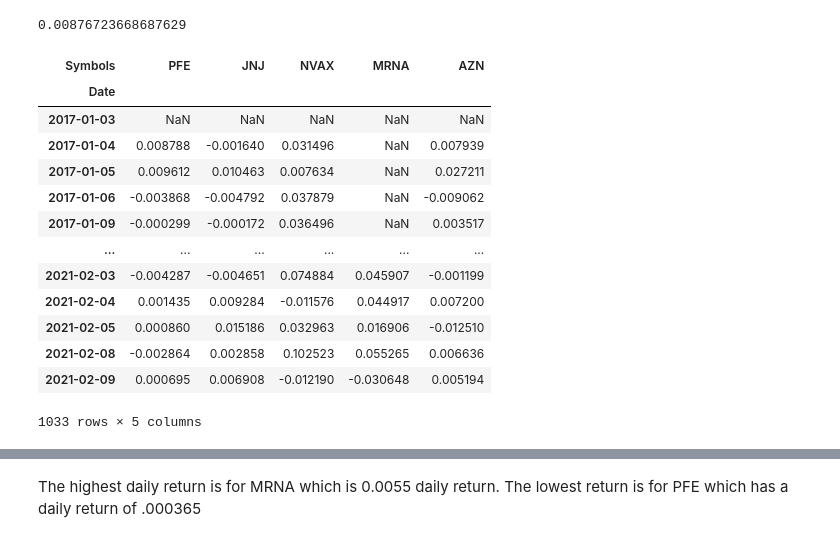
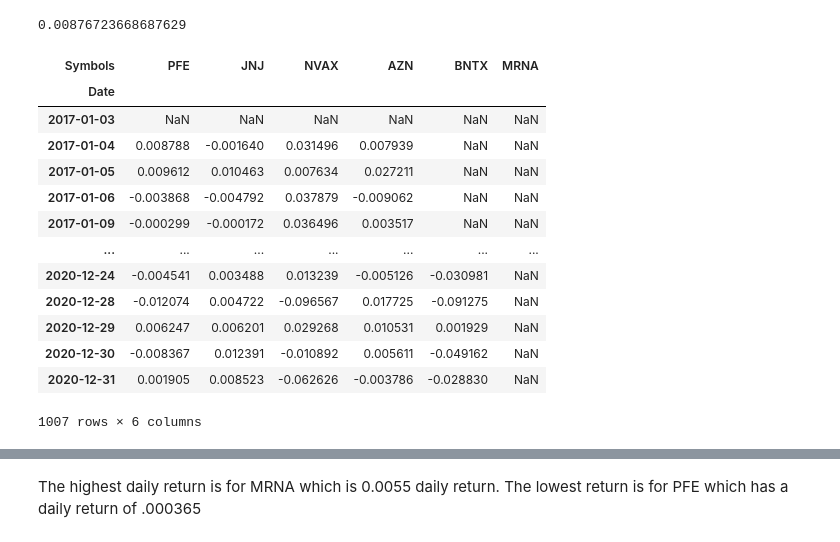
Before and after one commit to davidrtorres/Model-5-Stock-Price-Forecasting, a Jupyter notebook: Stocks_Capstone_2-9-21.ipynb, the cells around one changed output, grey strips where cells are left out. Drawn from its saved outputs; the diff is of its cells as text; code cells hidden in the pictures.

```diff
--- a/Stocks_Capstone_2-9-21.ipynb
+++ b/Stocks_Capstone_2-9-21.ipynb
@@ -310,22 +292,22 @@ showGraph(stockSymbols)
 # %%
 #calculate simple return
 #new price / old price of time period - 1
-daily_simple_returns = my_stocks.pct_change(1)
+daily_simple_returns = vola.pct_change(1)
 #show simple returns
 daily_simple_returns
 # %% [output]
-| Symbols | PFE | JNJ | NVAX | MRNA | AZN |
-| Date |  |  |  |  |  |
-| 2017-01-03 | NaN | NaN | NaN | NaN | NaN |
-| 2017-01-04 | 0.008788 | -0.001640 | 0.031496 | NaN | 0.007939 |
-| 2017-01-05 | 0.009612 | 0.010463 | 0.007634 | NaN | 0.027211 |
-| 2017-01-06 | -0.003868 | -0.004792 | 0.037879 | NaN | -0.009062 |
-| 2017-01-09 | -0.000299 | -0.000172 | 0.036496 | NaN | 0.003517 |
-| ... | ... | ... | ... | ... | ... |
-| 2021-02-03 | -0.004287 | -0.004651 | 0.074884 | 0.045907 | -0.001199 |
-| 2021-02-04 | 0.001435 | 0.009284 | -0.011576 | 0.044917 | 0.007200 |
-| 2021-02-05 | 0.000860 | 0.015186 | 0.032963 | 0.016906 | -0.012510 |
-| 2021-02-08 | -0.002864 | 0.002858 | 0.102523 | 0.055265 | 0.006636 |
-| 2021-02-09 | 0.000695 | 0.006908 | -0.012190 | -0.030648 | 0.005194 |
+| Symbols | PFE | JNJ | NVAX | AZN | BNTX | MRNA |
+| Date |  |  |  |  |  |  |
+| 2017-01-03 | NaN | NaN | NaN | NaN | NaN | NaN |
+| 2017-01-04 | 0.008788 | -0.001640 | 0.031496 | 0.007939 | NaN | NaN |
+| 2017-01-05 | 0.009612 | 0.010463 | 0.007634 | 0.027211 | NaN | NaN |
+| 2017-01-06 | -0.003868 | -0.004792 | 0.037879 | -0.009062 | NaN | NaN |
+| 2017-01-09 | -0.000299 | -0.000172 | 0.036496 | 0.003517 | NaN | NaN |
+| ... | ... | ... | ... | ... | ... | ... |
+| 2020-12-24 | -0.004541 | 0.003488 | 0.013239 | -0.005126 | -0.030981 | NaN |
+| 2020-12-28 | -0.012074 | 0.004722 | -0.096567 | 0.017725 | -0.091275 | NaN |
+| 2020-12-29 | 0.006247 | 0.006201 | 0.029268 | 0.010531 | 0.001929 | NaN |
+| 2020-12-30 | -0.008367 | 0.012391 | -0.010892 | 0.005611 | -0.049162 | NaN |
+| 2020-12-31 | 0.001905 | 0.008523 | -0.062626 | -0.003786 | -0.028830 | NaN |
-1033 rows × 5 columns
+1007 rows × 6 columns
 # %%
```
Also changed, not shown: parts of 29 cells of this notebook, 1 other file.
